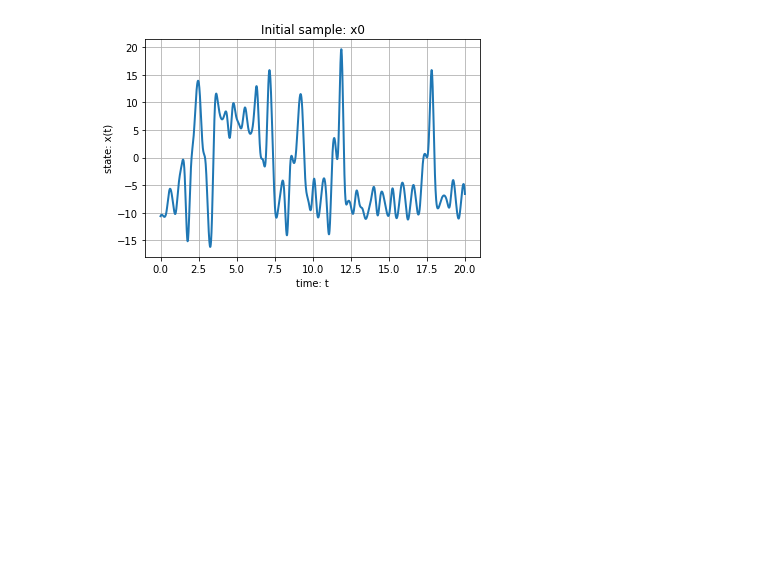
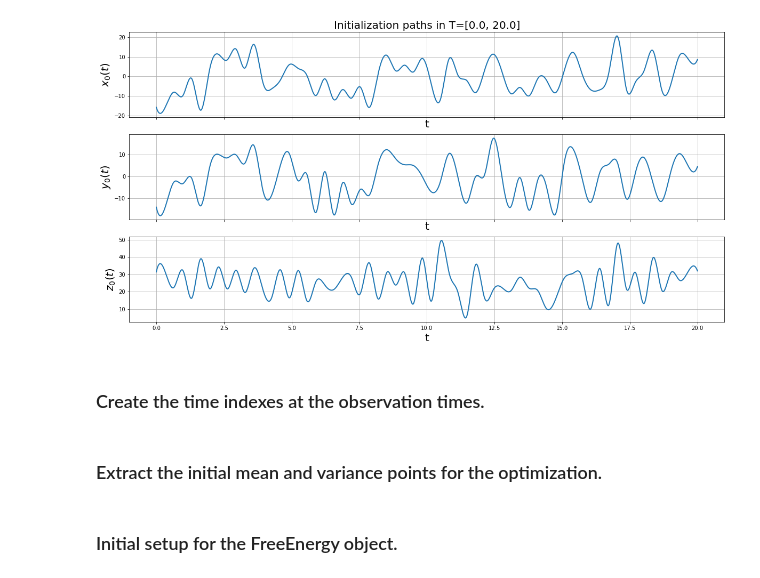
Before and after one commit to vrettasm/MeanFieldVarGP, a Jupyter notebook: src/examples/example_L63.ipynb, the cells around one changed output. Saved outputs shown, nothing was run; the diff lists cells and outputs as text; code cells hidden in the pictures; blank space fills up the shorter version.

```diff
--- a/src/examples/example_L63.ipynb
+++ b/src/examples/example_L63.ipynb
@@ -28,15 +37,21 @@ L3D = Lorenz63(sigma, theta, r_seed=911)
 # %%
 # Time-window of inference T = [t0, tf] with step = dt.
-t0, tf, dt = 0.0, 20.0, 0.01
+t0, tf, dt = 0.0, 20.0, 0.001
 
 # Make a trajectory (discrete sample path).
 L3D.make_trajectory(t0, tf, dt)
 
 # Observation density.
-nobs = 5
+nobs_per_time_unit = 3
 
-# Collect the (noise free) observations.
-obs_idk, obs_val = L3D.collect_obs(nobs)
+# Collect the noise free observations.
+obs_idk, obs_val = L3D.collect_obs(nobs_per_time_unit)
 
 # Number of observations.
 num_M = obs_val.shape[0]
+
+# Observation noise (variance).
+obs_noise = np.array([2.0, 2.0, 2.0])
+
+# Add Gaussian I.I.D. noise to the observations.
+obs_val += np.sqrt(obs_noise) * L3D.rng.standard_normal(obs_val.shape)
@@ -59,8 +96,4 @@ plt.grid(True)
 # %%
-# Note: If it happens to have observations at the initial and final
-# times (i.e. t0, tf), then we do not need to extend the following
-# vectors "spl_timex" and "spl_value".
-
 # Build the spline with these parameters.
 spl_timex = np.array([t0,
                       *(obs_idk*dt),
@@ -75,20 +108,41 @@ x0 = []
 # Create the initial sample path (t=0) using
 # cubic B-splines at the noisy observations.
 for i in range(3):
+    B_spline_cubic = splrep(spl_timex, spl_value[:, i], k=3)
 
-    B_spline_cubic = splrep(spl_timex, spl_value[:, 0], k=3)
     x0.append(splev(L3D.tk, B_spline_cubic))
 # _end_for_
 
 # Convert to numpy array.
 x0 = np.array(x0)
 # %%
-plt.plot(L3D.tk, x0[0], linewidth=2)
-plt.title("Initial sample: x0")
-plt.xlabel("time: t")
-plt.ylabel("state: x(t)")
-plt.grid(True)
+# Set up the y-labels.
+_ylabel = ["$x_{0}(t)$", "$y_{0}(t)$", "$z_{0}(t)$"]
+
+# Create three subplots and unpack the output array.
+_, (ax1, ax2, ax3) = plt.subplots(3, 1, sharex=True, figsize=(20, 10))
+
+for i, ax_i in enumerate([ax1, ax2, ax3]):
+
+    # Plot the initial path.
+    ax_i.plot(L3D.tk, x0[i], linewidth=2)
+
+    # Plot the x/y labels.
+    ax_i.set_xlabel('t', fontsize=20)
+    ax_i.set_ylabel(_ylabel[i], fontsize=20)
+
+    # Set the title only to the first plot.
+    if i == 0:
+        ax_i.set_title(f"Initialization paths in T=[{t0}, {tf}]", fontsize=20)
+    # _end_if_
+
+    # Include the grid.
+    ax_i.grid(True)
+
+# _end_for_
 # %% [output]
-[figure, old version]
+[figure, new version]
+# %% [markdown]
+### Create the time indexes at the observation times.
 # %%
 # This time space is in index-units.
@@ -116,6 +170,8 @@ for n, tn in enumerate(time_space):
 # Remove the duplicates (at observation points).
 mp_idk = np.unique(mp_idk)
 sp_idk = np.unique(sp_idk)
+# %% [markdown]
+### Extract the initial mean and variance points for the optimization.
 # %%
 # Initial mean points.
 mp_t0 = x0[:, mp_idk]
@@ -128,5 +184,7 @@ sp_t0 += 0.1 * np.random.rand(*sp_t0.shape)
 
 # Put the variance in log-space.
 sp_t0 = np.log(sp_t0)
+# %% [markdown]
+### Initial setup for the FreeEnergy object.
 # %%
 # Initial prior moments for N(mu0, tau0).
```
Also changed, not shown: parts of 29 cells of this notebook.
